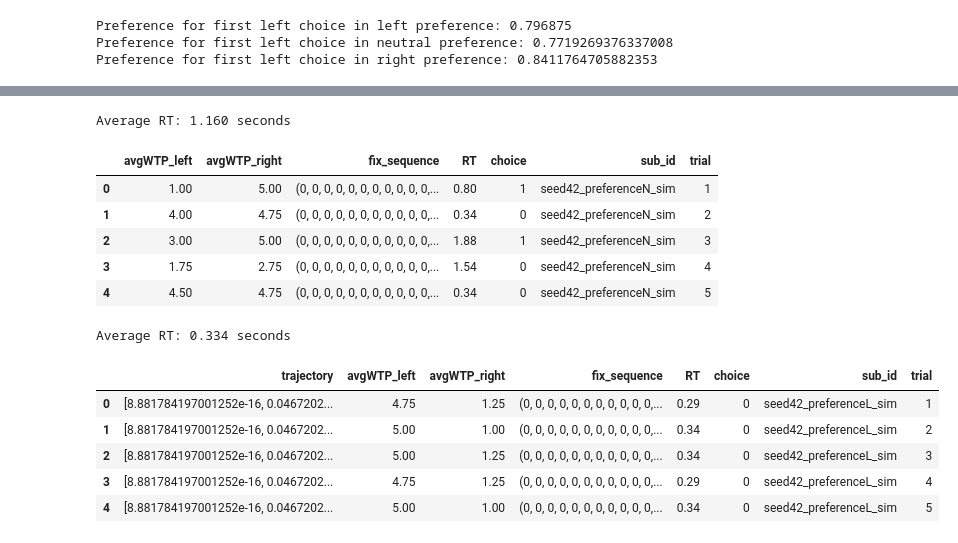
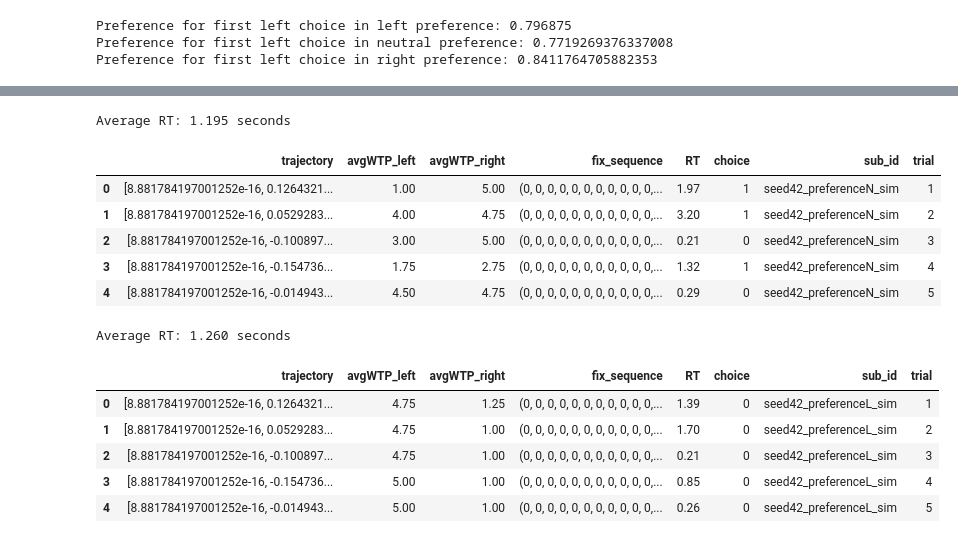
Before and after one commit to Hehesh/DDM, a Jupyter notebook: rvd_bias_check.ipynb, the cells around one changed output, grey strips where cells are left out. Cells and saved outputs as stored; diff of their text form; code cells hidden in the pictures.

```diff
--- a/rvd_bias_check.ipynb
+++ b/rvd_bias_check.ipynb
@@ -82,7 +82,7 @@ legend = {
 fixation_col = 'fixation'
 left_value_col = 'avgWTP_left'
 right_value_col = 'avgWTP_right'
-cutoff = 0.95
+cutoff = 0.90
 
 right_value_diffs = np.arange(-4, -3.25, 0.25)
 right_empirical_distributions = get_corrected_empirical_distributions(
@@ -137,8 +137,8 @@ left_trials['fixation'] = None
 from simulation import generate_fixations
 
 dt = 0.01
+
 rng = np.random.default_rng(42)
-
 right_trials_dict = []
 for row in right_trials.itertuples(index=False):
     fx = generate_fixations(
@@ -154,6 +154,7 @@ for row in right_trials.itertuples(index=False):
             "fixation": fx
         })
 
+rng = np.random.default_rng(42)
 neutral_trials_dict = []
 for row in neutral_trials.itertuples(index=False):
     fx = generate_fixations(
@@ -169,6 +170,7 @@ for row in neutral_trials.itertuples(index=False):
             "fixation": fx
         })
 
+rng = np.random.default_rng(42)
 left_trials_dict = []
 for row in left_trials.itertuples(index=False):
     fx = generate_fixations(
@@ -187,14 +189,13 @@ for row in left_trials.itertuples(index=False):
 from simulation import simulate
 
 seed = 42
-model_conditions = {'drift_rate': 0.8, 'theta': 0.5, 'noise': 0.63}
+model_conditions = {'drift_rate': 0.2, 'theta': 0.5, 'noise': 0.93}
 
 right_results_df = simulate(dt, model_conditions, right_trials_dict, seed=seed, save_results=False)
-
 right_results_df['sub_id'] = f'seed{seed}_preferenceR_sim'
 right_results_df['trial'] = range(1, len(right_trials_dict) + 1)
 right_results_df = right_results_df.rename(columns={'fixation': 'fix_sequence'})
-right_results_df = right_results_df.drop(columns = ['trajectory'])
+# right_results_df = right_results_df.drop(columns = ['trajectory'])
 print(f'Average RT: {np.average(right_results_df.loc[:, "RT"]):.3f} seconds')
 right_results_df.head()
 # %% [output]
@@ -208,23 +209,21 @@ Average RT: 0.898 seconds
 # %%
 neutral_results_df = simulate(dt, model_conditions, neutral_trials_dict, seed=seed, save_results=False)
-
 neutral_results_df['sub_id'] = f'seed{seed}_preferenceN_sim'
 neutral_results_df['trial'] = range(1, len(neutral_trials_dict) + 1)
 neutral_results_df = neutral_results_df.rename(columns={'fixation': 'fix_sequence'})
-neutral_results_df = neutral_results_df.drop(columns = ['trajectory'])
+# neutral_results_df = neutral_results_df.drop(columns = ['trajectory'])
 print(f'Average RT: {np.average(neutral_results_df.loc[:, "RT"]):.3f} seconds')
 neutral_results_df.head()
 # %% [output]
-Average RT: 1.160 seconds
+Average RT: 1.195 seconds
-|  | avgWTP_left | avgWTP_right | fix_sequence | RT | choice | sub_id | trial |
-| 0 | 1.00 | 5.00 | (0, 0, 0, 0, 0, 0, 0, 0, 0, 0, 0,... | 0.80 | 1 | seed42_preferenceN_sim | 1 |
-| 1 | 4.00 | 4.75 | (0, 0, 0, 0, 0, 0, 0, 0, 0, 0, 0,... | 0.34 | 0 | seed42_preferenceN_sim | 2 |
-| 2 | 3.00 | 5.00 | (0, 0, 0, 0, 0, 0, 0, 0, 0, 0, 0,... | 1.88 | 1 | seed42_preferenceN_sim | 3 |
-| 3 | 1.75 | 2.75 | (0, 0, 0, 0, 0, 0, 0, 0, 0, 0, 0,... | 1.54 | 0 | seed42_preferenceN_sim | 4 |
-| 4 | 4.50 | 4.75 | (0, 0, 0, 0, 0, 0, 0, 0, 0, 0, 0,... | 0.34 | 0 | seed42_preferenceN_sim | 5 |
+|  | trajectory | avgWTP_left | avgWTP_right | fix_sequence | RT | choice | sub_id | trial |
+| 0 | [8.881784197001252e-16, 0.1264321... | 1.00 | 5.00 | (0, 0, 0, 0, 0, 0, 0, 0, 0, 0, 0,... | 1.97 | 1 | seed42_preferenceN_sim | 1 |
+| 1 | [8.881784197001252e-16, 0.0529283... | 4.00 | 4.75 | (0, 0, 0, 0, 0, 0, 0, 0, 0, 0, 0,... | 3.20 | 1 | seed42_preferenceN_sim | 2 |
+| 2 | [8.881784197001252e-16, -0.100897... | 3.00 | 5.00 | (0, 0, 0, 0, 0, 0, 0, 0, 0, 0, 0,... | 0.21 | 0 | seed42_preferenceN_sim | 3 |
+| 3 | [8.881784197001252e-16, -0.154736... | 1.75 | 2.75 | (0, 0, 0, 0, 0, 0, 0, 0, 0, 0, 0,... | 1.32 | 1 | seed42_preferenceN_sim | 4 |
+| 4 | [8.881784197001252e-16, -0.014943... | 4.50 | 4.75 | (0, 0, 0, 0, 0, 0, 0, 0, 0, 0, 0,... | 0.29 | 0 | seed42_preferenceN_sim | 5 |
 # %%
 left_results_df = simulate(dt, model_conditions, left_trials_dict, seed=seed, save_results=False)
-
 left_results_df['sub_id'] = f'seed{seed}_preferenceL_sim'
 left_results_df['trial'] = range(1, len(left_trials_dict) + 1)
 left_results_df = left_results_df.rename(columns={'fixation': 'fix_sequence'})
@@ -232,13 +231,13 @@ left_results_df = left_results_df.rename(columns={'fixation': 'fix_sequence'})
 print(f'Average RT: {np.average(left_results_df.loc[:, "RT"]):.3f} seconds')
 left_results_df.head()
 # %% [output]
-Average RT: 0.334 seconds
+Average RT: 1.260 seconds
 |  | trajectory | avgWTP_left | avgWTP_right | fix_sequence | RT | choice | sub_id | trial |
-| 0 | [8.881784197001252e-16, 0.0467202... | 4.75 | 1.25 | (0, 0, 0, 0, 0, 0, 0, 0, 0, 0, 0,... | 0.29 | 0 | seed42_preferenceL_sim | 1 |
-| 1 | [8.881784197001252e-16, 0.0467202... | 5.00 | 1.00 | (0, 0, 0, 0, 0, 0, 0, 0, 0, 0, 0,... | 0.34 | 0 | seed42_preferenceL_sim | 2 |
-| 2 | [8.881784197001252e-16, 0.0467202... | 5.00 | 1.25 | (0, 0, 0, 0, 0, 0, 0, 0, 0, 0, 0,... | 0.34 | 0 | seed42_preferenceL_sim | 3 |
-| 3 | [8.881784197001252e-16, 0.0467202... | 4.75 | 1.25 | (0, 0, 0, 0, 0, 0, 0, 0, 0, 0, 0,... | 0.29 | 0 | seed42_preferenceL_sim | 4 |
-| 4 | [8.881784197001252e-16, 0.0467202... | 5.00 | 1.00 | (0, 0, 0, 0, 0, 0, 0, 0, 0, 0, 0,... | 0.34 | 0 | seed42_preferenceL_sim | 5 |
+| 0 | [8.881784197001252e-16, 0.1264321... | 4.75 | 1.25 | (0, 0, 0, 0, 0, 0, 0, 0, 0, 0, 0,... | 1.39 | 0 | seed42_preferenceL_sim | 1 |
+| 1 | [8.881784197001252e-16, 0.0529283... | 4.75 | 1.00 | (0, 0, 0, 0, 0, 0, 0, 0, 0, 0, 0,... | 1.70 | 0 | seed42_preferenceL_sim | 2 |
+| 2 | [8.881784197001252e-16, -0.100897... | 4.75 | 1.00 | (0, 0, 0, 0, 0, 0, 0, 0, 0, 0, 0,... | 0.21 | 0 | seed42_preferenceL_sim | 3 |
+| 3 | [8.881784197001252e-16, -0.154736... | 5.00 | 1.00 | (0, 0, 0, 0, 0, 0, 0, 0, 0, 0, 0,... | 0.85 | 0 | seed42_preferenceL_sim | 4 |
+| 4 | [8.881784197001252e-16, -0.014943... | 5.00 | 1.00 | (0, 0, 0, 0, 0, 0, 0, 0, 0, 0, 0,... | 0.26 | 0 | seed42_preferenceL_sim | 5 |
 # %%
 import matplotlib as mpl
 import matplotlib.pyplot as plt
```
Also changed, not shown: parts of 2 cells of this notebook.
